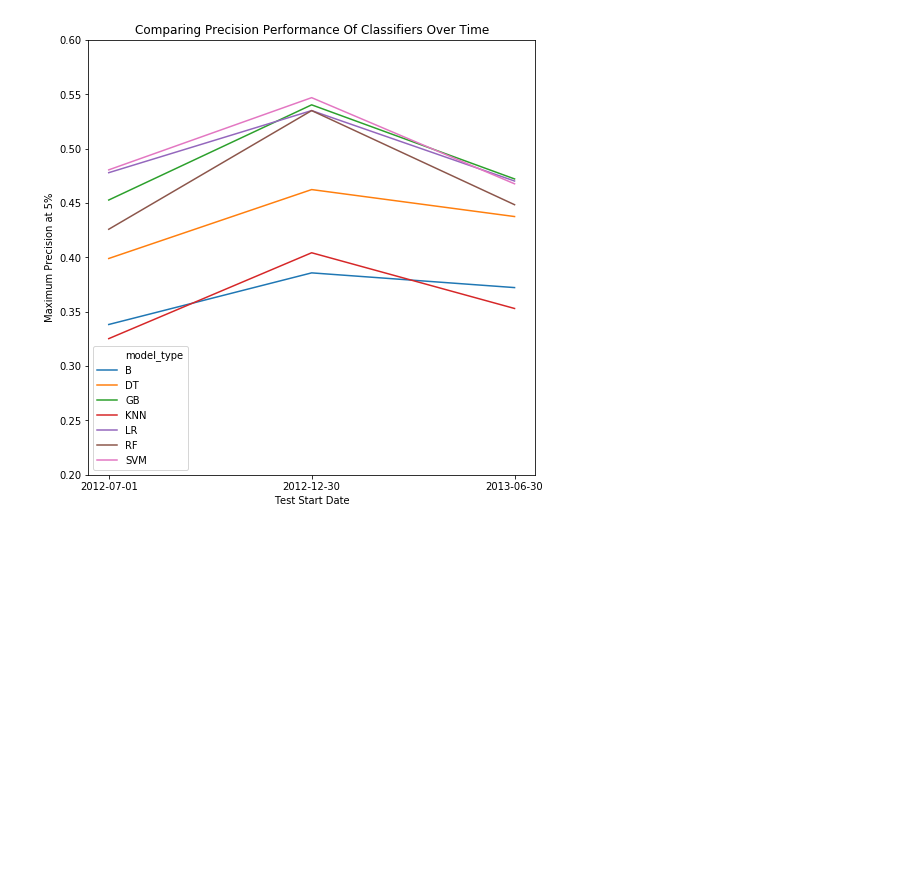
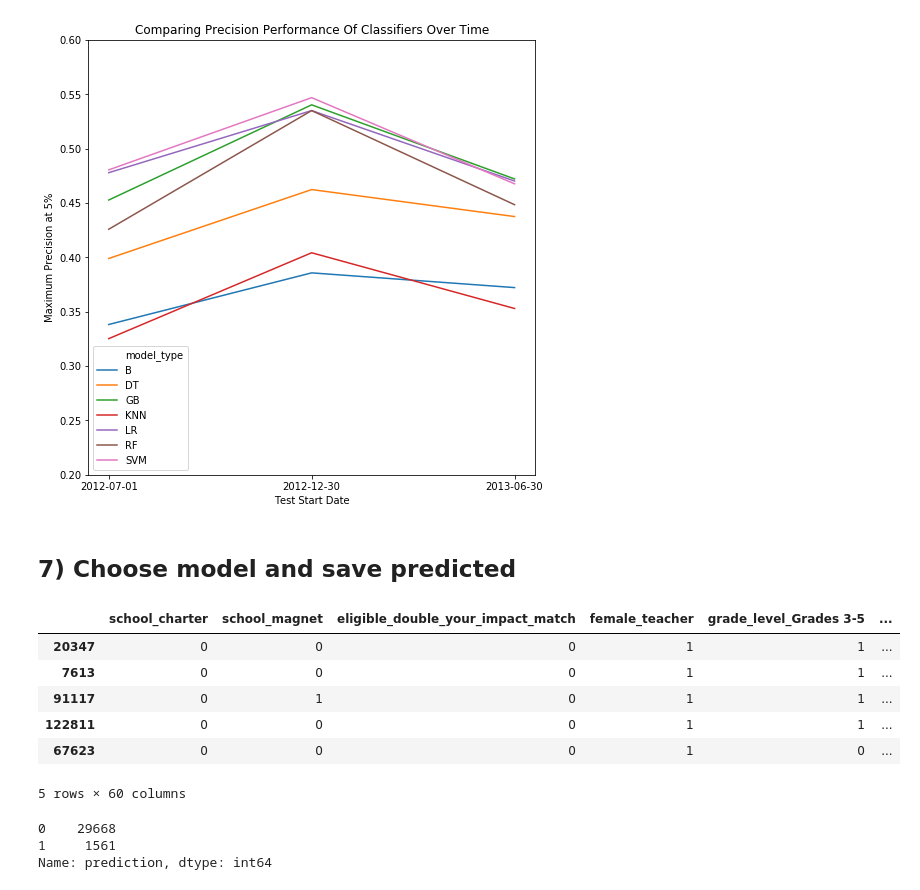
Before and after one commit to angelicavi/capp_ml_spring2020, a Jupyter notebook: run_pipeline.ipynb, the cells around one changed output. Cells and saved outputs as stored; diff of their text form; code cells hidden in the pictures; blank space fills up the shorter version.

Commit message:
Added functions to save predicted of the best model

```diff
--- a/run_pipeline.ipynb
+++ b/run_pipeline.ipynb
@@ -162,7 +163,7 @@ Working with train/test set split at: 2012-07-01 00:00:00
 # %% [markdown]
 ## 5) Get models and grid, and train
 # %%
-results_med = cfs.run_clfs('med', PARAMS['thresholds'], temporal_dfs)
+#results_med = cfs.run_clfs('med', PARAMS['thresholds'], temporal_dfs)
 # %%
 results_med = pd.read_csv('results/grid_med_time_00_25_40results.csv')
 # %%
@@ -390,3 +391,27 @@ plt.savefig('results/figures/precision_over_time.png')
 plt.show()
 # %% [output]
 [figure]
+# %% [markdown]
+## 7) Choose model and save predicted
+# %%
+best_model = LinearSVC(C=10)
+last_split = temporal_dfs[pd.Timestamp('2013-06-30 00:00:00')]
+train_df = last_split['train']['df']
+test_df = last_split['test']['df']
+predictions = cfs.get_predictions(best_model, train_df, test_df)
+# %%
+predictions.head()
+# %% [output]
+|  | school_charter | school_magnet | eligible_double_your_impact_match | female_teacher | grade_level_Grades 3-5 | ... |
+| 20347 | 0 | 0 | 0 | 1 | 1 | ... |
+| 7613 | 0 | 0 | 0 | 1 | 1 | ... |
+| 91117 | 0 | 1 | 0 | 1 | 1 | ... |
+| 122811 | 0 | 0 | 0 | 1 | 1 | ... |
+| 67623 | 0 | 0 | 0 | 1 | 0 | ... |
+5 rows × 60 columns
+# %%
+predictions.prediction.value_counts()
+# %% [output]
+0    29668
+1     1561
+Name: prediction, dtype: int64
```
Also changed, not shown: parts of 1 cell of this notebook, 3 other files.
